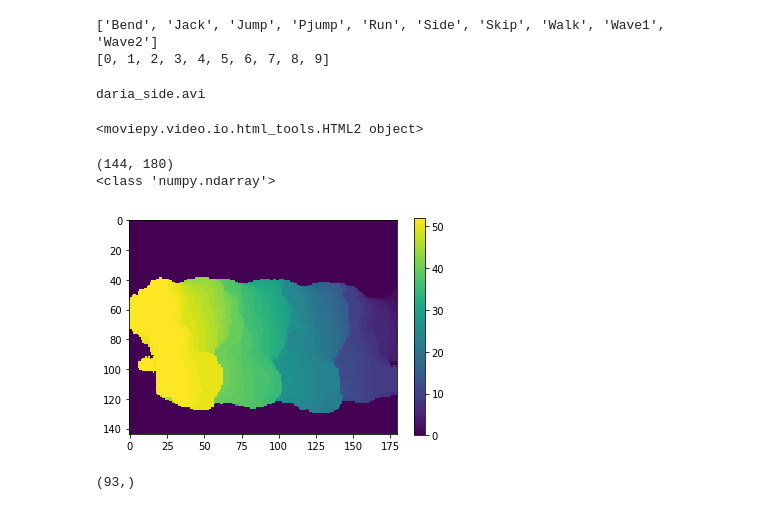
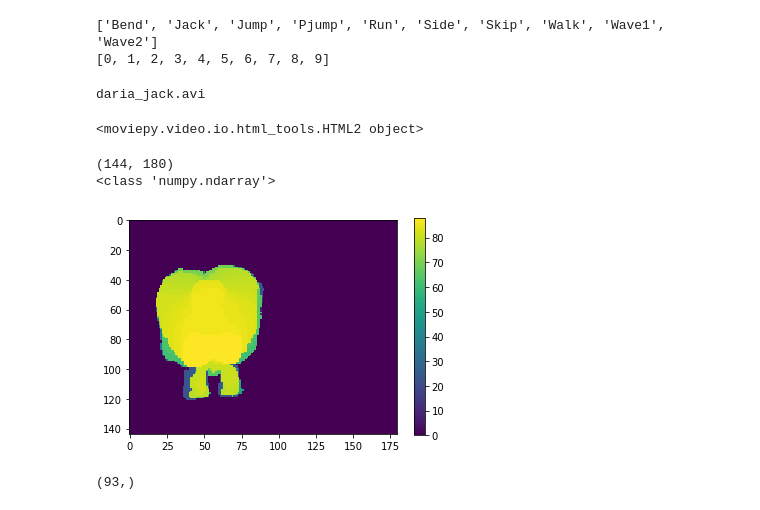
Before and after one commit to Aral-Sarrafi/Computer-vision-Project, a Jupyter notebook: Activity_Recognition_Updated.ipynb, the cells around one changed output. Saved outputs shown, nothing was run; the diff lists cells and outputs as text; code cells hidden in the pictures.

```diff
--- a/Activity_Recognition_Updated.ipynb
+++ b/Activity_Recognition_Updated.ipynb
@@ -84,7 +84,7 @@ def MHI(cap):
     return MHI_new
 # %%
 Data_path = "Data/"
-video_path = Data_path + files[5]
+video_path = Data_path + files[1]
 
 Bend_videos = os.listdir(video_path)
 print(Bend_videos[0])
@@ -93,7 +93,7 @@ Example_video = video_path+ "/" + Bend_videos[0]
 clip1 = VideoFileClip(Example_video)
 cap = cv2.VideoCapture(Example_video)
 # %% [output]
-daria_side.avi
+daria_jack.avi
 # %%
 clip1.ipython_display(width = 250)
 # %% [output]
@@ -101,15 +101,16 @@ clip1.ipython_display(width = 250)
 # %%
 MHI_image = MHI(cap)
 print(MHI_image.shape)
 print(type(MHI_image))
-plt.figure()
+fig = plt.figure()
 plt.imshow(MHI_image)
 plt.colorbar()
 plt.show()
+fig.savefig("Figures/MHI.jpg")
 # %% [output]
 (144, 180)
 <class 'numpy.ndarray'>
-[figure, old version]
+[figure, new version]
 # %%
 label_list = []
 label_number = 0
```
Also changed, not shown: parts of 7 cells of this notebook, 1 other file.
